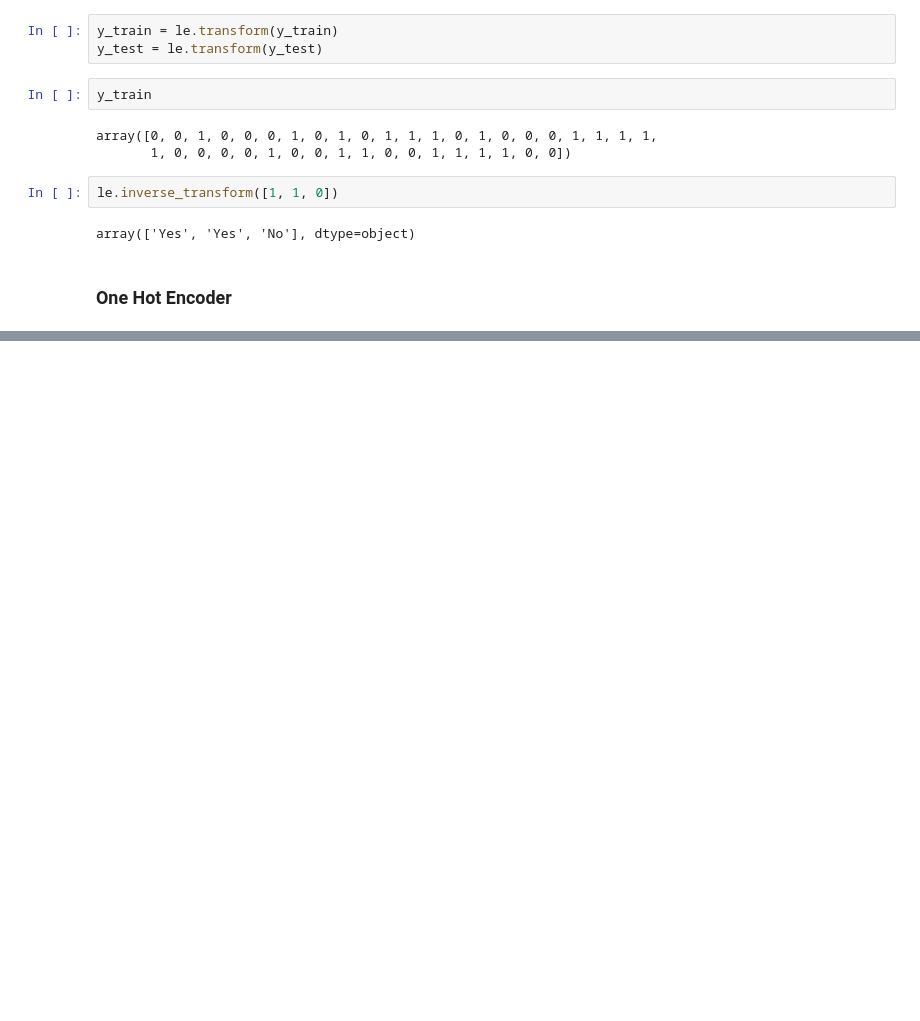
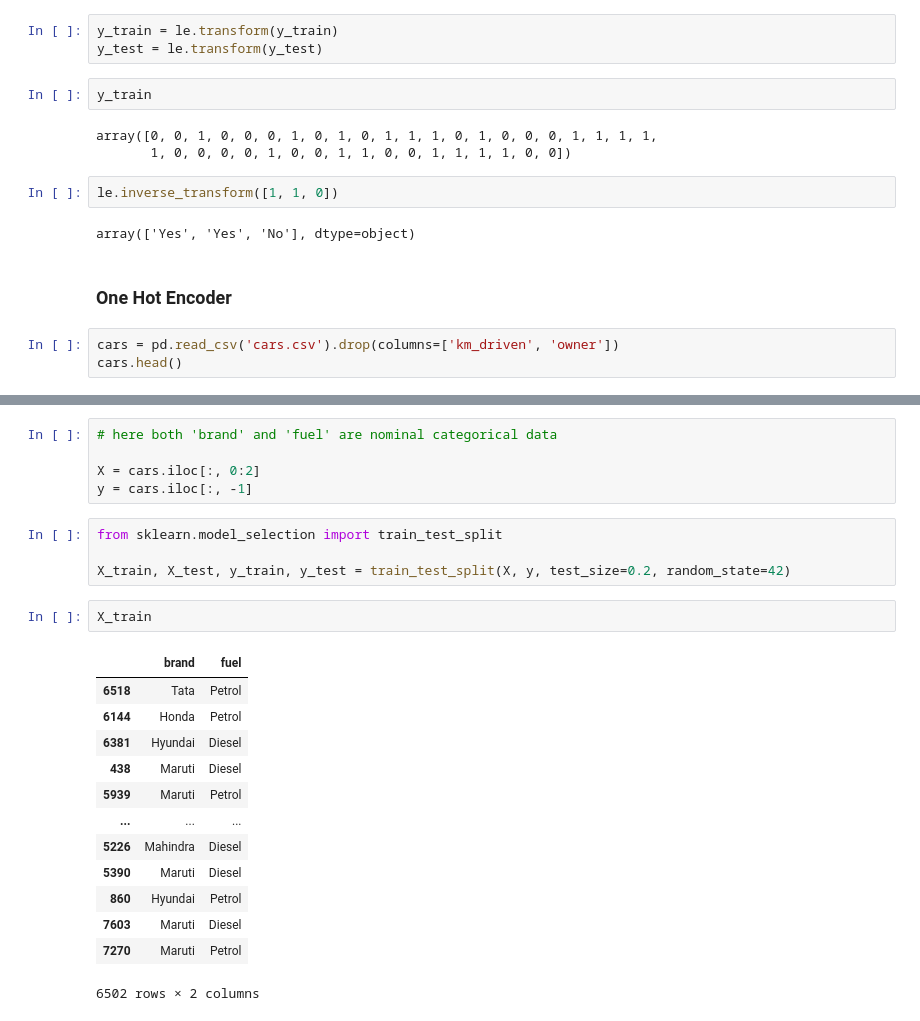
Before and after one commit to codingislife-ag/Deep_Learning_NLP, a Jupyter notebook: feature_engineering/encoding_categorical_variables.ipynb, the cells around one changed output, grey strips where cells are left out. Drawn from its saved outputs; the diff is of its cells as text; blank space fills up the shorter version.

```diff
--- a/feature_engineering/encoding_categorical_variables.ipynb
+++ b/feature_engineering/encoding_categorical_variables.ipynb
@@ -271,3 +271,6 @@ le.inverse_transform([1, 1, 0])
 array(['Yes', 'Yes', 'No'], dtype=object)
 # %% [markdown]
 ### One Hot Encoder
+# %%
+cars = pd.read_csv('cars.csv').drop(columns=['km_driven', 'owner'])
+cars.head()
@@ -273,0 +284,25 @@ array(['Yes', 'Yes', 'No'], dtype=object)
+# %%
+# here both 'brand' and 'fuel' are nominal categorical data
+
+X = cars.iloc[:, 0:2]
+y = cars.iloc[:, -1]
+# %%
+from sklearn.model_selection import train_test_split
+
+X_train, X_test, y_train, y_test = train_test_split(X, y, test_size=0.2, random_state=42)
+# %%
+X_train
+# %% [output]
+|  | brand | fuel |
+| 6518 | Tata | Petrol |
+| 6144 | Honda | Petrol |
+| 6381 | Hyundai | Diesel |
+| 438 | Maruti | Diesel |
+| 5939 | Maruti | Petrol |
+| ... | ... | ... |
+| 5226 | Mahindra | Diesel |
+| 5390 | Maruti | Diesel |
+| 860 | Hyundai | Petrol |
+| 7603 | Maruti | Diesel |
+| 7270 | Maruti | Petrol |
+6502 rows × 2 columns
```
Also changed, not shown: parts of 35 cells of this notebook.
